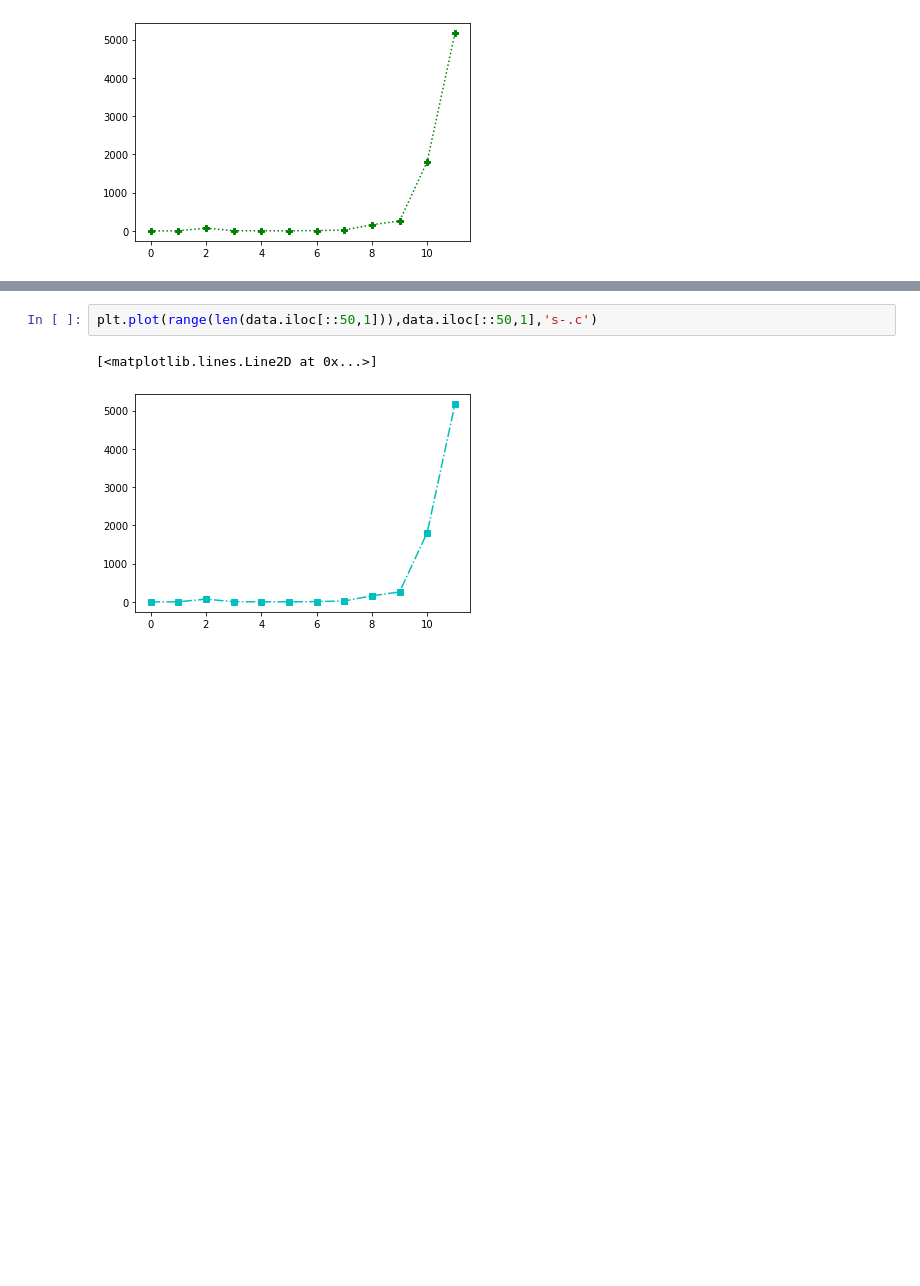
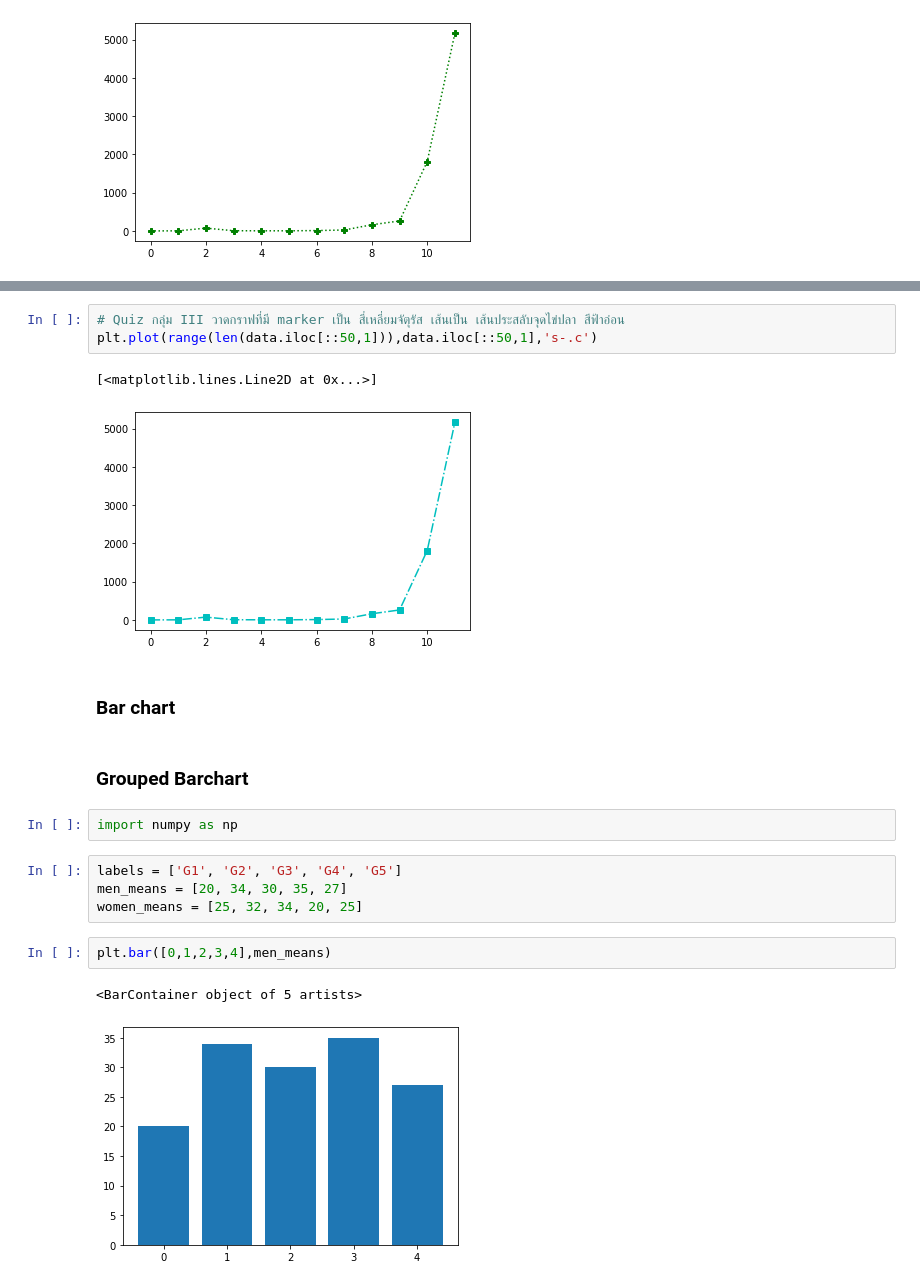
Before and after one commit to mintra-tippayaratsontorn/DWDM21, a Jupyter notebook: Data_Visualization.ipynb, the cells around one changed output, grey strips where cells are left out. Cells and saved outputs as stored; diff of their text form; blank space fills up the shorter version.

Commit message:
จบ Visualization

```diff
--- a/Data_Visualization.ipynb
+++ b/Data_Visualization.ipynb
@@ -157,5 +157,21 @@ plt.plot(range(len(data.iloc[::50,1])),data.iloc[::50,1],'P:g')
 # %%
+# Quiz กลุ่ม III วาดกราฟที่มี marker เป็น สี่เหลี่ยมจัตุรัส เส้นเป็น เส้นประสลับจุดไข่ปลา สีฟ้าอ่อน
 plt.plot(range(len(data.iloc[::50,1])),data.iloc[::50,1],'s-.c')
 # %% [output]
 [<matplotlib.lines.Line2D at 0x...>]
 [figure]
+# %% [markdown]
+### Bar chart
+# %% [markdown]
+### Grouped Barchart
+# %%
+import numpy as np
+# %%
+labels = ['G1', 'G2', 'G3', 'G4', 'G5']
+men_means = [20, 34, 30, 35, 27]
+women_means = [25, 32, 34, 20, 25]
+# %%
+plt.bar([0,1,2,3,4],men_means)
+# %% [output]
+<BarContainer object of 5 artists>
+[figure, added]
```
Also changed, not shown: parts of 19 cells of this notebook.
